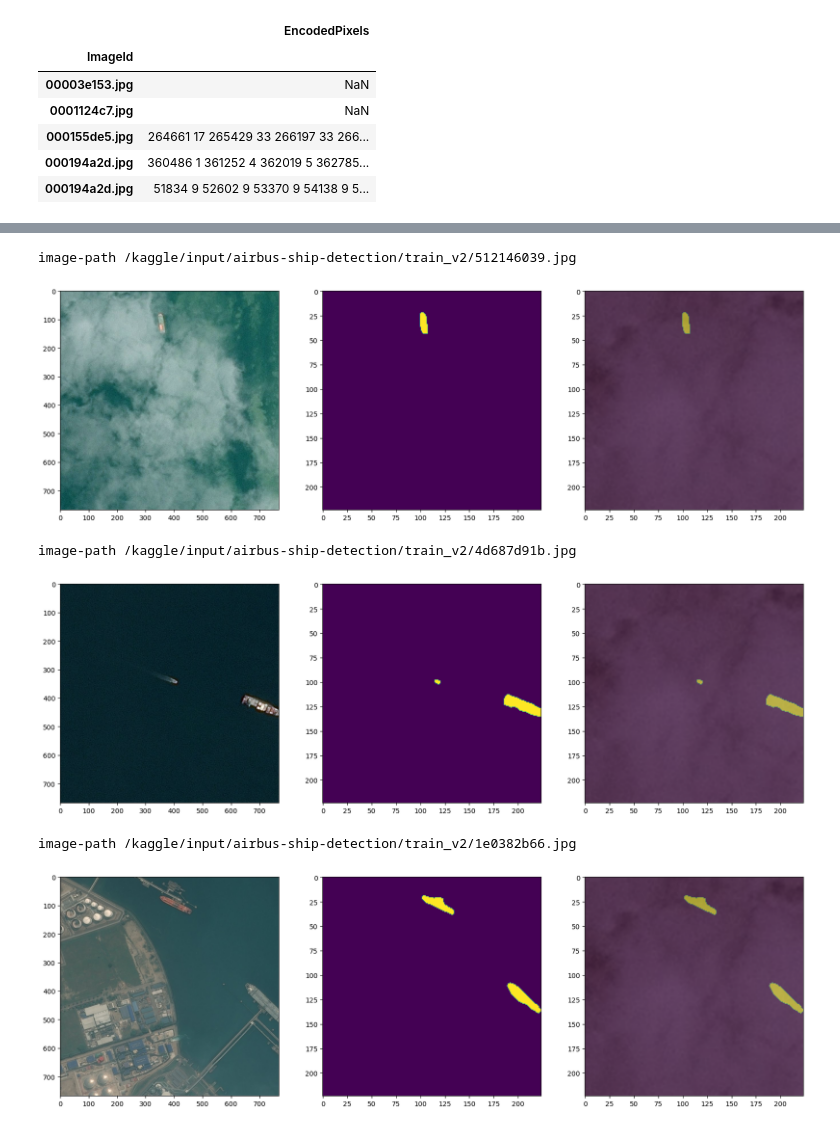
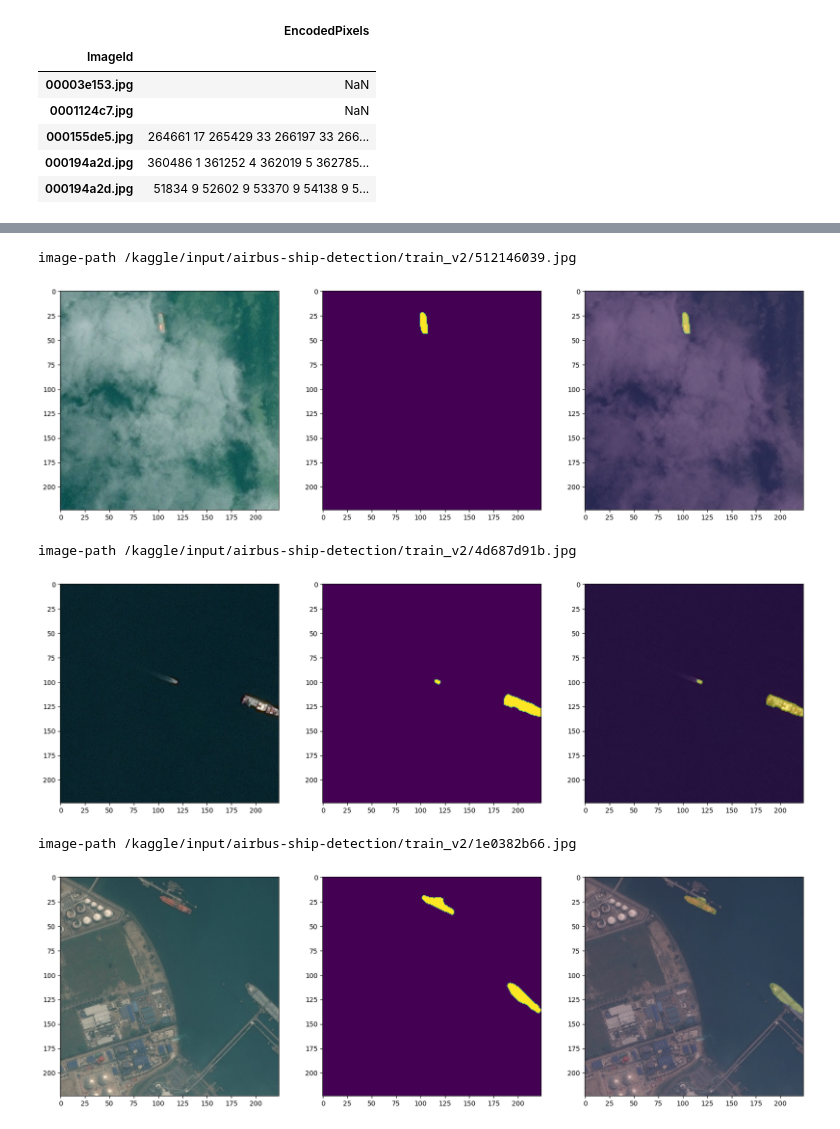
Before and after one commit to skj092/Airbus-Ship-Detection-Challenge, a Jupyter notebook: data-preprocessing-and-inference-analysis.ipynb, the cells around one changed output, grey strips where cells are left out. Saved outputs shown, nothing was run; the diff lists cells and outputs as text; code cells hidden in the pictures.

Commit message:
Kaggle Notebook | Data Preprocessing and Inference analysis | Version 5

```diff
--- a/data-preprocessing-and-inference-analysis.ipynb
+++ b/data-preprocessing-and-inference-analysis.ipynb
@@ -114,71 +114,71 @@ def load_img(path):
     return img
 # %%
 def preprocess(image):
-    image = cv2.resize(image, (224, 224))
-    image = np.transpose(image, (2, 0, 1))
+    raw_image = cv2.resize(image, (224, 224))
+    image = np.transpose(raw_image, (2, 0, 1))
     batched_image = np.expand_dims(image, axis=0)
-    return batched_image
+    return raw_image, batched_image
 # %%
 def get_image_mask(img_id):
     img_path = os.path.join(path/'train_v2', img_id)
     print('image-path', img_path)
-    image_file = load_img(img_path)
-    image = preprocess(image_file)
-    image = torch.from_numpy(image)
+    image = load_img(img_path)
+    image, image_resized = preprocess(image)
+    image_pt = torch.from_numpy(image_resized)
 
-    pred = model(image)
+    pred = model(image_pt)
     pred = pred.squeeze()
     pred = (nn.Sigmoid()(pred)>0.5).double().numpy()
 
-    return image_file, pred
+    return image, pred
 # %%
-image_file, pred = get_image_mask("512146039.jpg")
+image, pred = get_image_mask("512146039.jpg")
 plt.figure(figsize=(20, 10))
 
 plt.subplot(1, 3, 1)
-plt.imshow(image_file)
+plt.imshow(image)
 
 plt.subplot(1, 3, 2)
 plt.imshow(pred)
 
 plt.subplot(1, 3, 3)
-plt.imshow(img)
+plt.imshow(image)
 plt.imshow(pred, alpha=0.5)
 plt.show()
 # %% [output]
 image-path /kaggle/input/airbus-ship-detection/train_v2/512146039.jpg
-[figure, old version]
+[figure, new version]
 # %%
-image_file, pred = get_image_mask("4d687d91b.jpg")
+image, pred = get_image_mask("4d687d91b.jpg")
 plt.figure(figsize=(20, 10))
 
 plt.subplot(1, 3, 1)
-plt.imshow(image_file)
+plt.imshow(image)
 
 plt.subplot(1, 3, 2)
 plt.imshow(pred)
 
 plt.subplot(1, 3, 3)
-plt.imshow(img)
+plt.imshow(image)
 plt.imshow(pred, alpha=0.5)
 plt.show()
 # %% [output]
 image-path /kaggle/input/airbus-ship-detection/train_v2/4d687d91b.jpg
-[figure, old version]
+[figure, new version]
 # %%
-image_file, pred = get_image_mask("1e0382b66.jpg")
+image, pred = get_image_mask("1e0382b66.jpg")
 plt.figure(figsize=(20, 10))
 
 plt.subplot(1, 3, 1)
-plt.imshow(image_file)
+plt.imshow(image)
 
 plt.subplot(1, 3, 2)
 plt.imshow(pred)
 
 plt.subplot(1, 3, 3)
-plt.imshow(img)
-plt.imshow(pred, alpha=0.5)
+plt.imshow(image)
+plt.imshow(pred, alpha=0.2)
 plt.show()
 # %% [output]
 image-path /kaggle/input/airbus-ship-detection/train_v2/1e0382b66.jpg
-[figure, old version]
+[figure, new version]
```
Also changed, not shown: parts of 4 cells of this notebook.
